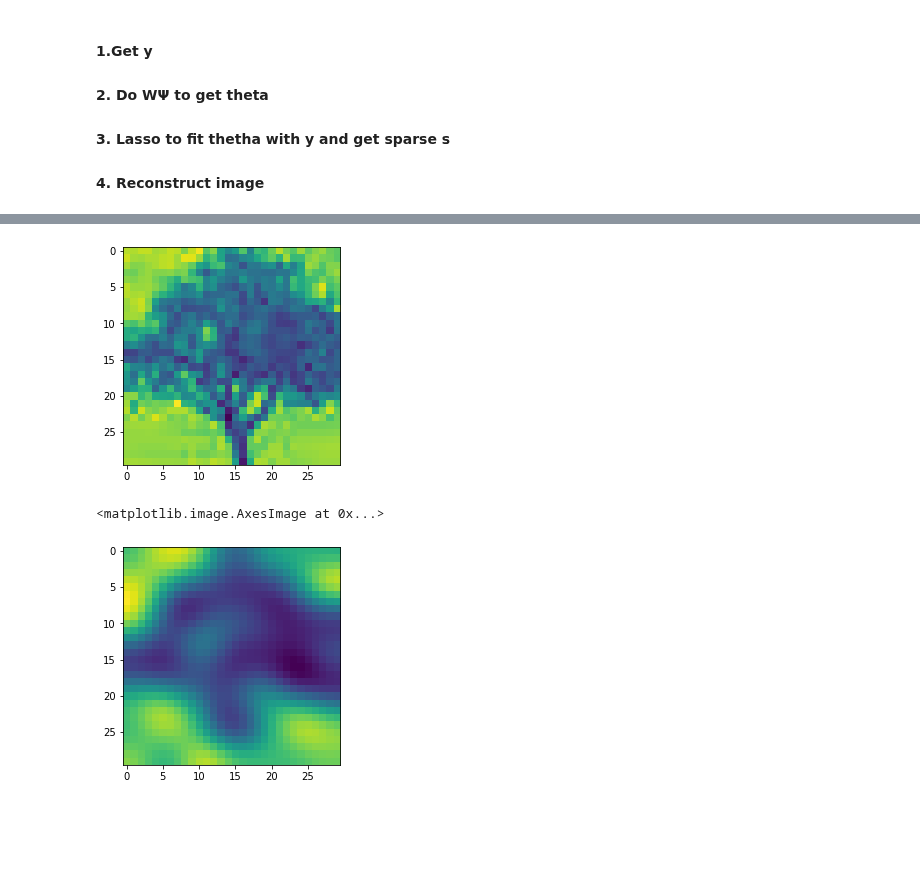
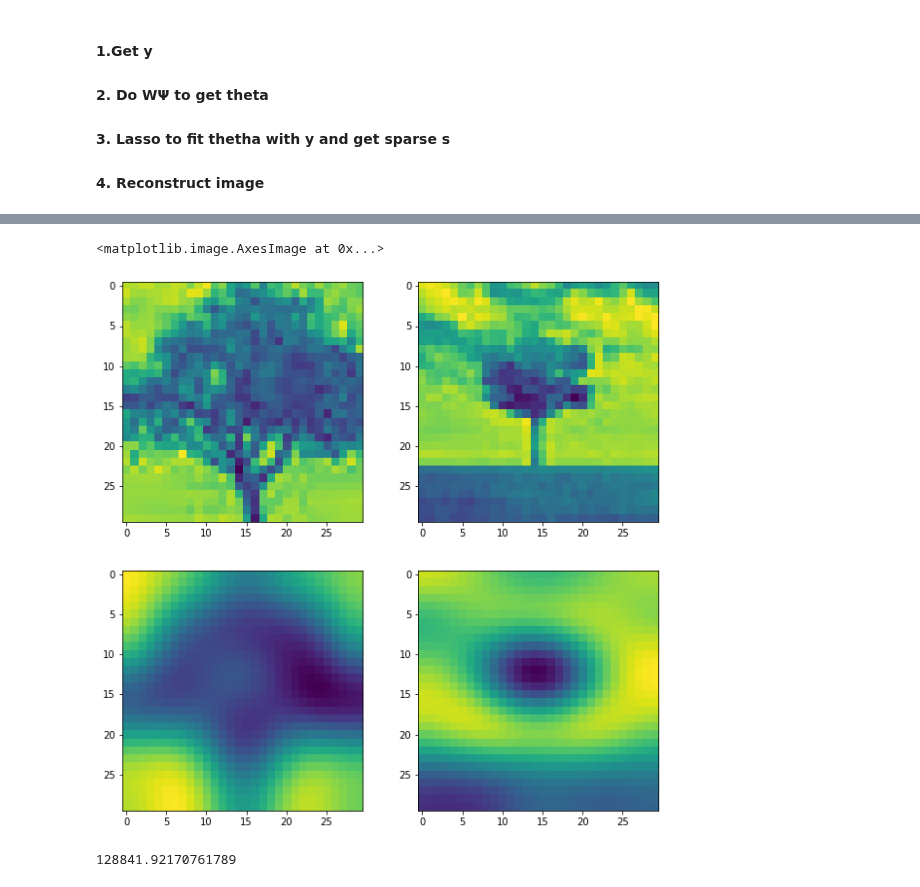
Before and after one commit to qkstngus000/Visual-Compressive-Sensing, a Jupyter notebook: V1_Compress _Sensing.ipynb, the cells around one changed output, grey strips where cells are left out. Saved outputs shown, nothing was run; the diff lists cells and outputs as text; code cells hidden in the pictures; blank space fills up the shorter version.

```diff
--- a/V1_Compress _Sensing.ipynb
+++ b/V1_Compress _Sensing.ipynb
@@ -18,7 +18,7 @@ from PIL import Image, ImageOps
 # %%
 # 1. Generate random V1 weights
 
-numCell = 100
+numCell = 1000
 dim = (30, 30)
 cellSize = 5
 sparseFreq = 3
@@ -146,8 +149,14 @@ Text(0.5, 1.0, 'image 2 fft sparsity')
 #### 4. Reconstruct image
 # %%
 # 1. Some measurement y
-y = W @ imgArr1
-y = y.squeeze()
+
+# image 1
+y1 = W @ imgArr1
+y1 = y1.squeeze()
+
+# image 2
+y2 = W @ imgArr2
+y2 = y2.squeeze()
 # %%
 ## 2. WΨ
 theta = fft.dctn(W.reshape(numCell, n, n), norm = 'ortho', axes = [1, 2])
@@ -183,14 +213,26 @@ Text(0.5, 1.0, 'sparse s')
 # %%
 # 4. Reform image
-reform = fft.idctn(s.reshape(n, n))
+reform1 = fft.idctn(s1.reshape(n, n))
+reform2 = fft.idctn(s2.reshape(n, n))
 # %%
-# Show reconstructed image
+# Show Original/Reconstructed image
+fig = plt.figure(figsize = (10, 10))
+
+ax = fig.add_subplot(2, 2, 1)
 plt.imshow(img1)
-plt.show()
-plt.imshow(reform)
+
+ax = fig.add_subplot(2, 2, 2)
+plt.imshow(img2)
+
+ax = fig.add_subplot(2, 2, 3)
+plt.imshow(reform1)
+
+ax = fig.add_subplot(2, 2, 4)
+plt.imshow(reform2)
 # %% [output]
+<matplotlib.image.AxesImage at 0x...>
-[figure, old version]
+[figure, new version]
-<matplotlib.image.AxesImage at 0x...>
-[figure, removed]
 # %%
-#Tried to change number of cells, alpha values, to 1 dimensional fft, but they dont work
+np.linalg.norm(img1 - reform1, 'fro')
+# %% [output]
+128841.92170761789
```
Also changed, not shown: parts of 8 cells of this notebook, 1 other file.
